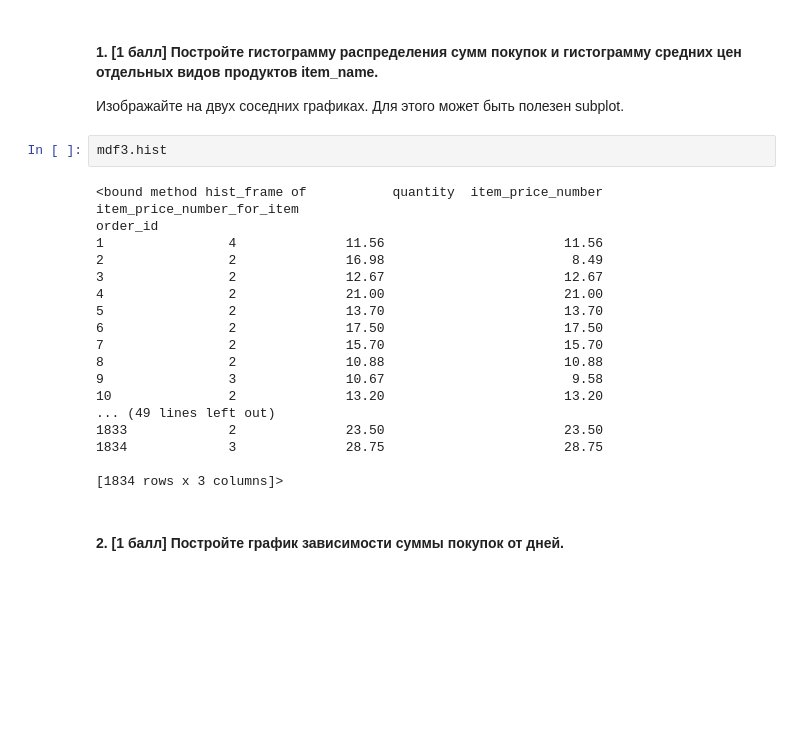
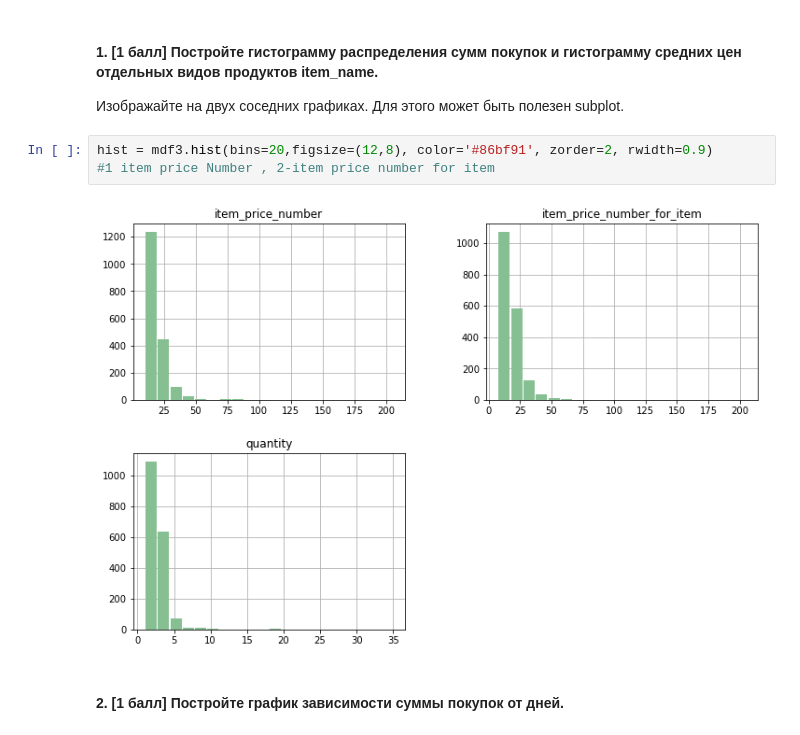
Before and after one commit to hse-mlearn/ha-01-Forlvlproject, a Jupyter notebook: homework-practice-01 (1).ipynb, the cells around one changed output. Saved outputs shown, nothing was run; the diff lists cells and outputs as text; blank space fills up the shorter version.

```diff
--- a/homework-practice-01 (1).ipynb
+++ b/homework-practice-01 (1).ipynb
@@ -394,26 +394,11 @@ order_id
 #### 1. [1 балл] Постройте гистограмму распределения сумм покупок и гистограмму средних цен отдельных видов продуктов item_name.
 
 Изображайте на двух соседних графиках. Для этого может быть полезен subplot.
-# %%
-mdf3.hist
-# %% [output]
-<bound method hist_frame of           quantity  item_price_number  item_price_number_for_item
-order_id
-1                4              11.56                       11.56
-2                2              16.98                        8.49
-3                2              12.67                       12.67
-4                2              21.00                       21.00
-5                2              13.70                       13.70
-6                2              17.50                       17.50
-7                2              15.70                       15.70
-8                2              10.88                       10.88
-9                3              10.67                        9.58
-10               2              13.20                       13.20
-... (49 lines left out)
-1833             2              23.50                       23.50
-1834             3              28.75                       28.75
-
-[1834 rows x 3 columns]>
+# %%
+hist = mdf3.hist(bins=20,figsize=(12,8), color='#86bf91', zorder=2, rwidth=0.9)
+#1 item price Number , 2-item price number for item
+# %% [output]
+[figure, added]
 # %% [markdown]
 #### 2. [1 балл] Постройте график зависимости суммы покупок от дней.
 # %%
```
Also changed, not shown: parts of 1 cell of this notebook.
